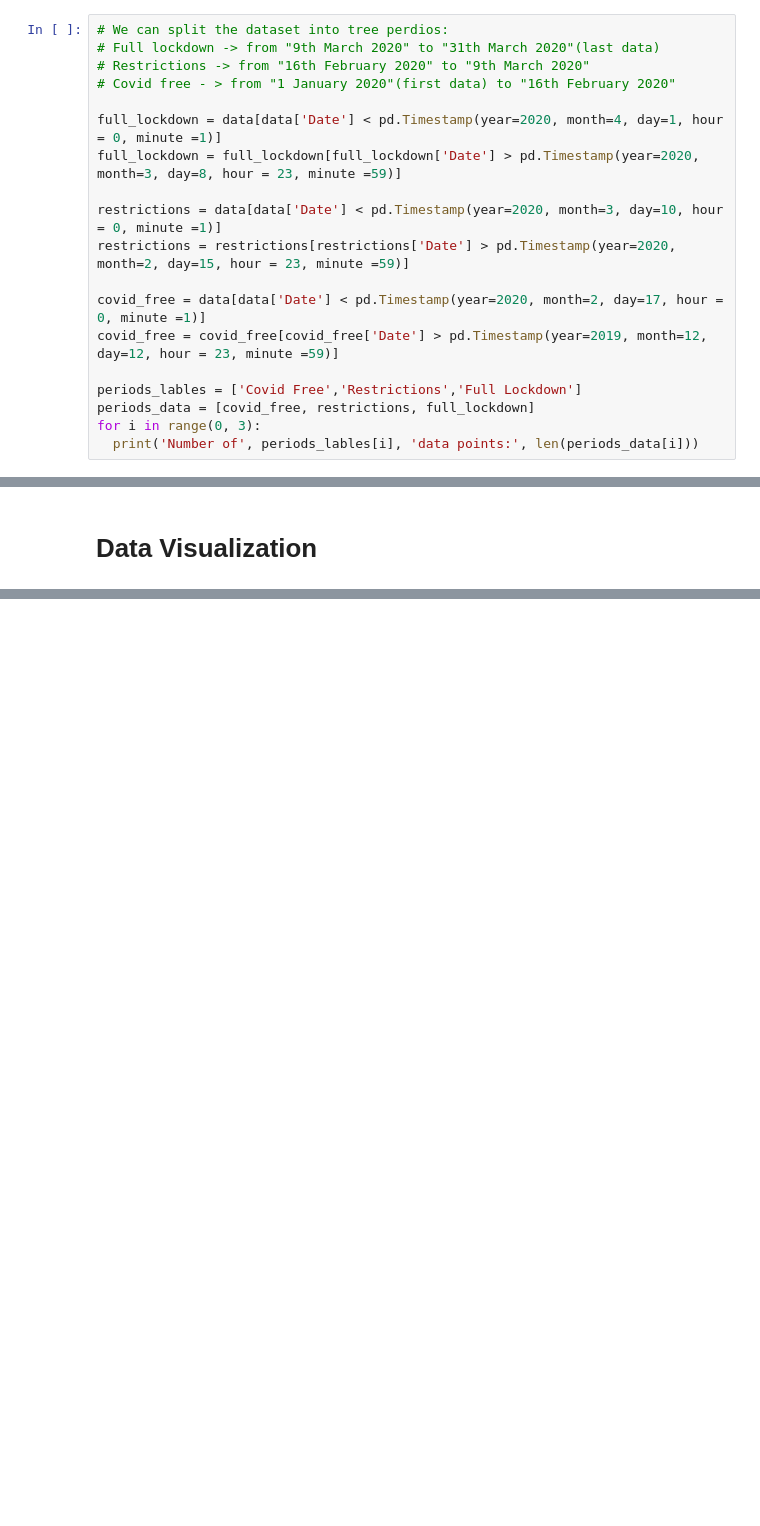
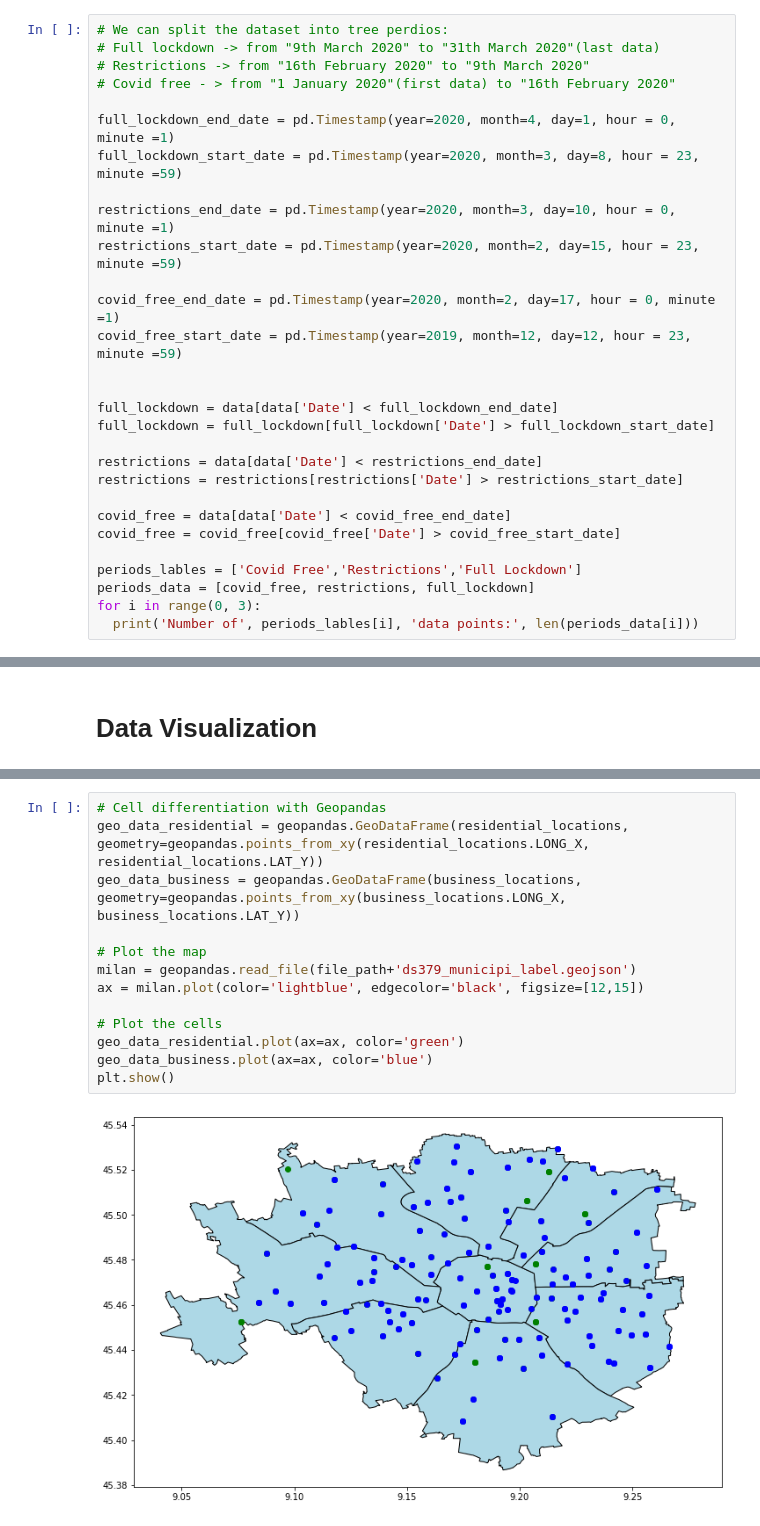
Before and after one commit to Patatone/Analysis-of-the-COVID-19-impact-on-LTE-Networks, a Jupyter notebook: Analysis_of_the_COVID_19_impact_on_LTE_Networks.ipynb, the cells around one changed output, grey strips where cells are left out. Saved outputs shown, nothing was run; the diff lists cells and outputs as text; blank space fills up the shorter version.

```diff
--- a/Analysis_of_the_COVID_19_impact_on_LTE_Networks.ipynb
+++ b/Analysis_of_the_COVID_19_impact_on_LTE_Networks.ipynb
@@ -108,14 +108,24 @@ Number of (distinct) cells:  398
 # Restrictions -> from "16th February 2020" to "9th March 2020"
 # Covid free - > from "1 January 2020"(first data) to "16th February 2020"
 
-full_lockdown = data[data['Date'] < pd.Timestamp(year=2020, month=4, day=1, hour = 0, minute =1)]
-full_lockdown = full_lockdown[full_lockdown['Date'] > pd.Timestamp(year=2020, month=3, day=8, hour = 23, minute =59)]
+full_lockdown_end_date = pd.Timestamp(year=2020, month=4, day=1, hour = 0, minute =1)
+full_lockdown_start_date = pd.Timestamp(year=2020, month=3, day=8, hour = 23, minute =59)
 
-restrictions = data[data['Date'] < pd.Timestamp(year=2020, month=3, day=10, hour = 0, minute =1)]
-restrictions = restrictions[restrictions['Date'] > pd.Timestamp(year=2020, month=2, day=15, hour = 23, minute =59)]
+restrictions_end_date = pd.Timestamp(year=2020, month=3, day=10, hour = 0, minute =1)
+restrictions_start_date = pd.Timestamp(year=2020, month=2, day=15, hour = 23, minute =59)
 
-covid_free = data[data['Date'] < pd.Timestamp(year=2020, month=2, day=17, hour = 0, minute =1)]
-covid_free = covid_free[covid_free['Date'] > pd.Timestamp(year=2019, month=12, day=12, hour = 23, minute =59)]
+covid_free_end_date = pd.Timestamp(year=2020, month=2, day=17, hour = 0, minute =1)
+covid_free_start_date = pd.Timestamp(year=2019, month=12, day=12, hour = 23, minute =59)
+
+
+full_lockdown = data[data['Date'] < full_lockdown_end_date]
+full_lockdown = full_lockdown[full_lockdown['Date'] > full_lockdown_start_date]
+
+restrictions = data[data['Date'] < restrictions_end_date]
+restrictions = restrictions[restrictions['Date'] > restrictions_start_date]
+
+covid_free = data[data['Date'] < covid_free_end_date]
+covid_free = covid_free[covid_free['Date'] > covid_free_start_date]
 
 periods_lables = ['Covid Free','Restrictions','Full Lockdown']
 periods_data = [covid_free, restrictions, full_lockdown]
@@ -442,0 +310,15 @@ Std. deviation difference between Restrictions and Full Lockdown : -11.84%
+# %%
+# Cell differentiation with Geopandas
+geo_data_residential = geopandas.GeoDataFrame(residential_locations, geometry=geopandas.points_from_xy(residential_locations.LONG_X, residential_locations.LAT_Y))
+geo_data_business = geopandas.GeoDataFrame(business_locations, geometry=geopandas.points_from_xy(business_locations.LONG_X, business_locations.LAT_Y))
+
+# Plot the map
+milan = geopandas.read_file(file_path+'ds379_municipi_label.geojson')
+ax = milan.plot(color='lightblue', edgecolor='black', figsize=[12,15])
+
+# Plot the cells
+geo_data_residential.plot(ax=ax, color='green')
+geo_data_business.plot(ax=ax, color='blue')
+plt.show()
+# %% [output]
+[figure, added]
```
Also changed, not shown: parts of 12 cells of this notebook.
